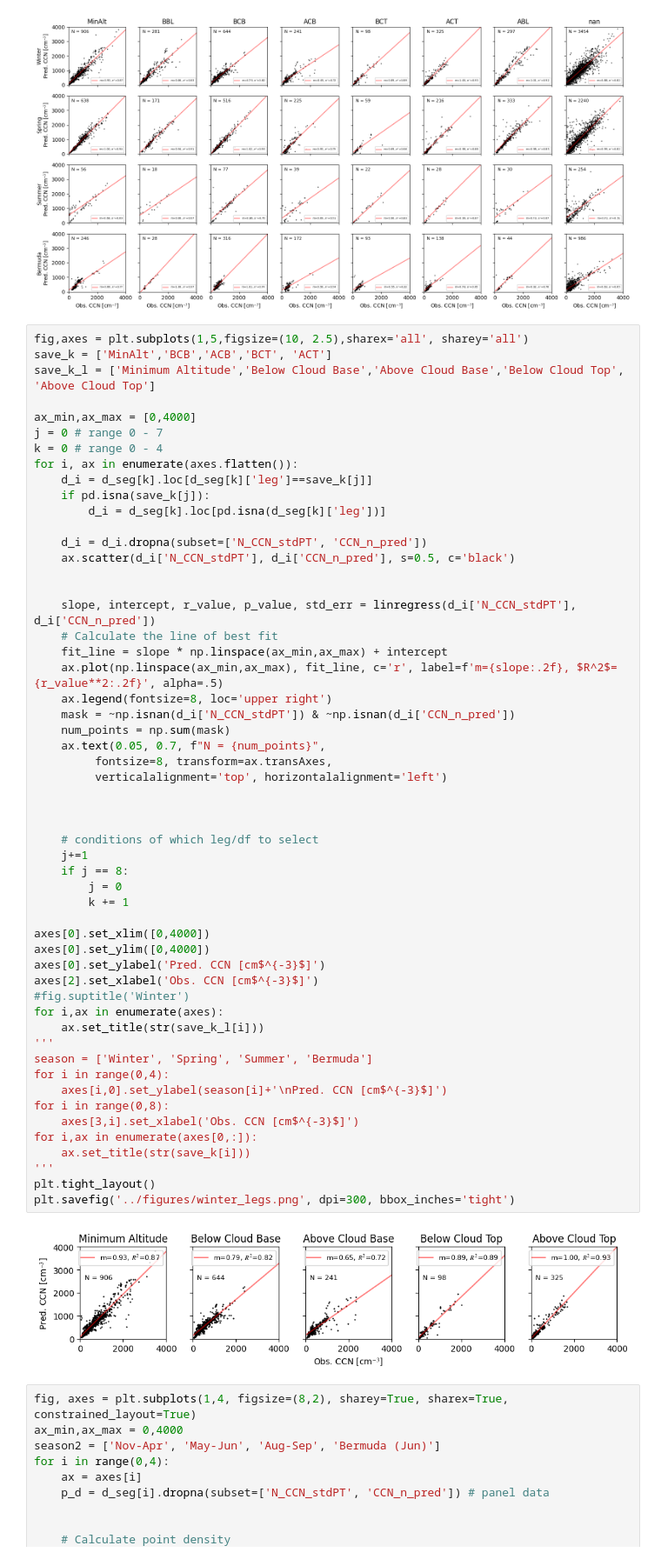
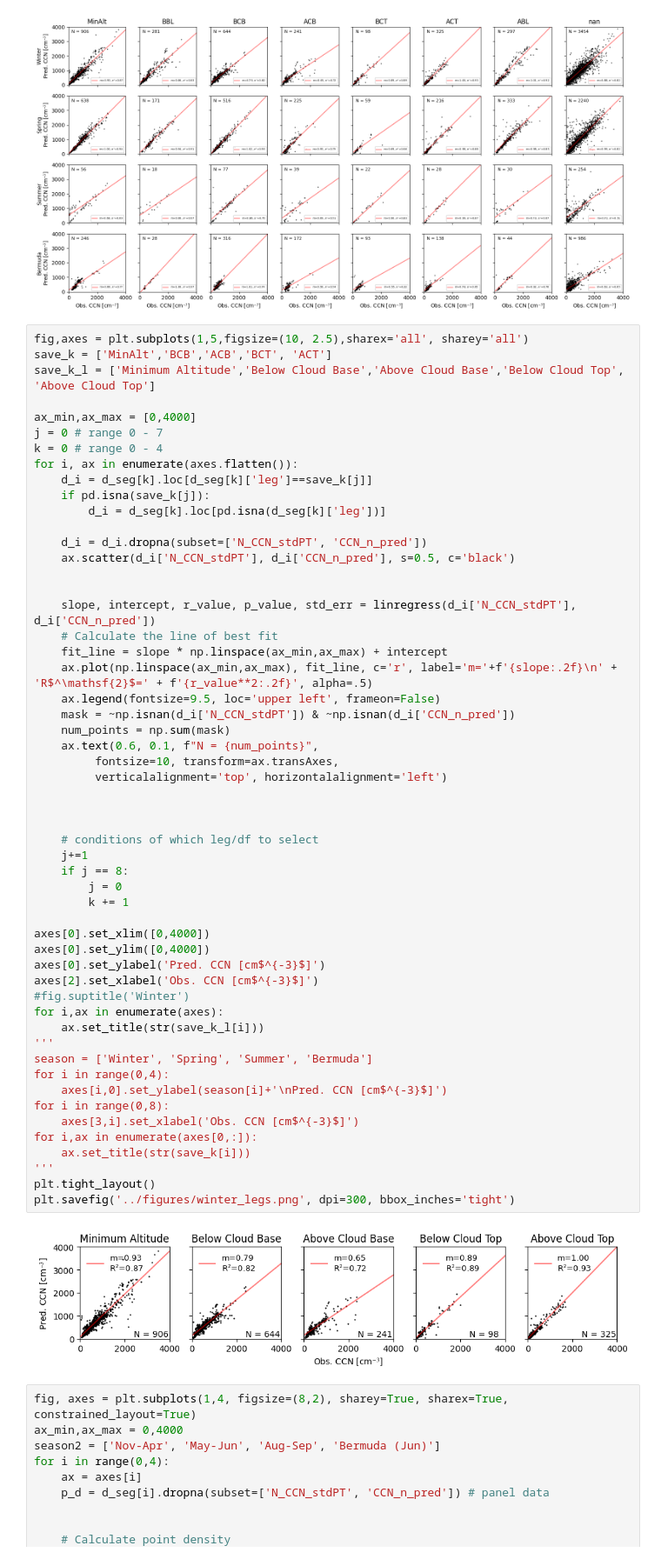
Before and after one commit to csoloff/ACTIVATE_CCN_closure, a Jupyter notebook: scripts/04_plots.ipynb, the cells around one changed output. Shown at 87% size. Saved outputs shown, nothing was run; the diff lists cells and outputs as text.

Commit message:
Fixed formatting of one of the legends

```diff
--- a/scripts/04_plots.ipynb
+++ b/scripts/04_plots.ipynb
@@ -285,42 +285,42 @@ for i, ax in enumerate(axes.flatten()):
     slope, intercept, r_value, p_value, std_err = linregress(d_i['N_CCN_stdPT'], d_i['CCN_n_pred'])
     # Calculate the line of best fit
     fit_line = slope * np.linspace(ax_min,ax_max) + intercept
-    ax.plot(np.linspace(ax_min,ax_max), fit_line, c='r', label=f'm={slope:.2f}, $R^2$={r_value**2:.2f}', alpha=.5)
-    ax.legend(fontsize=8, loc='upper right')
+    ax.plot(np.linspace(ax_min,ax_max), fit_line, c='r', label='m='+f'{slope:.2f}\n' + 'R$^\mathsf{2}$=' + f'{r_value**2:.2f}', alpha=.5)
+    ax.legend(fontsize=9.5, loc='upper left', frameon=False)
     mask = ~np.isnan(d_i['N_CCN_stdPT']) & ~np.isnan(d_i['CCN_n_pred'])
     num_points = np.sum(mask)
-    ax.text(0.05, 0.7, f"N = {num_points}",
-         fontsize=8, transform=ax.transAxes,
+    ax.text(0.6, 0.1, f"N = {num_points}",
+         fontsize=10, transform=ax.transAxes,
          verticalalignment='top', horizontalalignment='left')
 
 
 
     # conditions of which leg/df to select
     j+=1
     if j == 8:
         j = 0
         k += 1
 
 axes[0].set_xlim([0,4000])
 axes[0].set_ylim([0,4000])
 axes[0].set_ylabel('Pred. CCN [cm$^{-3}$]')
 axes[2].set_xlabel('Obs. CCN [cm$^{-3}$]')
 #fig.suptitle('Winter')
 for i,ax in enumerate(axes):
     ax.set_title(str(save_k_l[i]))
 '''
 season = ['Winter', 'Spring', 'Summer', 'Bermuda']
 for i in range(0,4):
     axes[i,0].set_ylabel(season[i]+'\nPred. CCN [cm$^{-3}$]')
 for i in range(0,8):
     axes[3,i].set_xlabel('Obs. CCN [cm$^{-3}$]')
 for i,ax in enumerate(axes[0,:]):
     ax.set_title(str(save_k[i]))
 '''
 plt.tight_layout()
 plt.savefig('../figures/winter_legs.png', dpi=300, bbox_inches='tight')
 # %% [output]
-[figure, old version]
+[figure, new version]
 # %%
 fig, axes = plt.subplots(1,4, figsize=(8,2), sharey=True, sharex=True, constrained_layout=True)
 ax_min,ax_max = 0,4000
```
